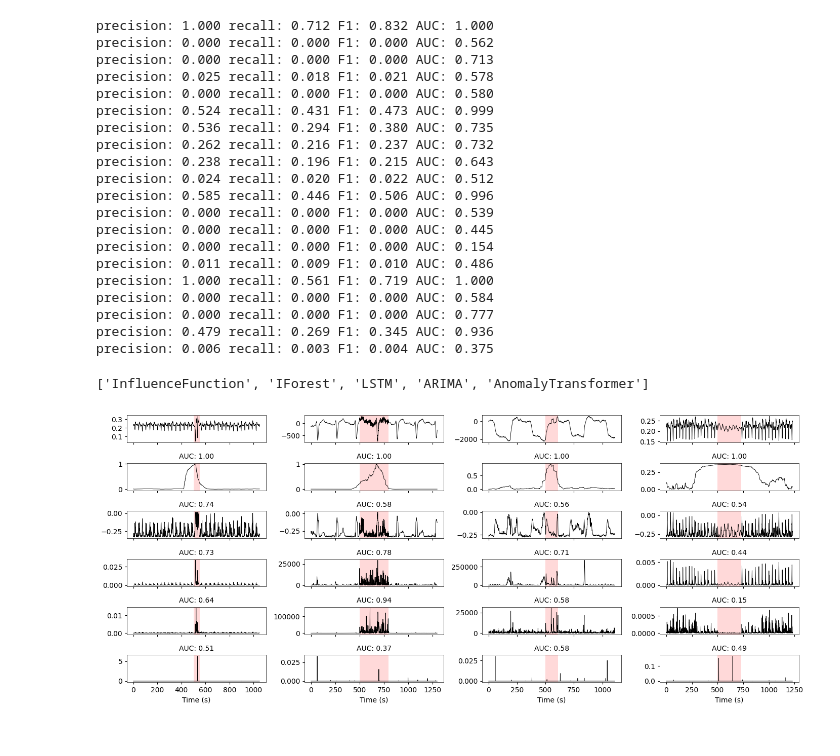
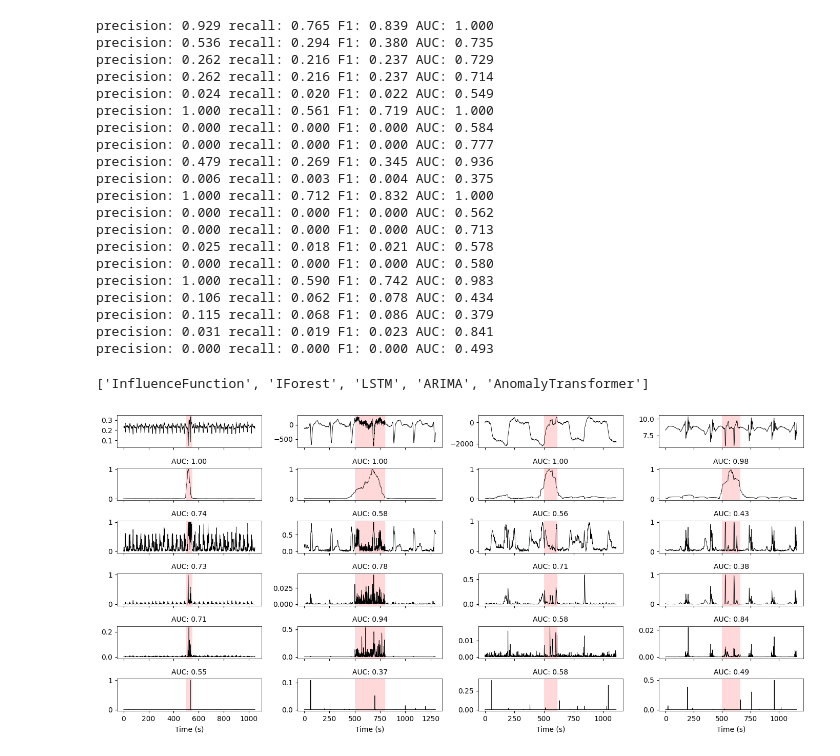
Before and after one commit to yzhang511/TimeInf, a Jupyter notebook: icml_plots/Fig1.ipynb, the cells around one changed output. Cells and saved outputs as stored; diff of their text form; code cells hidden in the pictures.

```diff
--- a/icml_plots/Fig1.ipynb
+++ b/icml_plots/Fig1.ipynb
@@ -27,3 +27,5 @@ data_path = Path("../data/univariate/UCR/data/")
 score_path = Path("./UCR_Scores_Comparison/")
 datasets = os.listdir(score_path)
 detectors = ["InfluenceFunction", "IForest", "LSTM", "ARIMA", "AnomalyTransformer"]
+# %%
+datasets = ['037', '003', '062', '151']
@@ -47,6 +51,8 @@ for dataset in datasets:
     anomaly_scores_dict[dataset].update({"start_end": (anomaly_start-1-train_idx, anomaly_end-train_idx)})
     for detector in detectors:
         anomaly_scores = np.load(score_path/dataset/f"{dataset}_{detector}Detector_anomaly_scores", allow_pickle=True)
+        scaler = MinMaxScaler()
+        anomaly_scores = scaler.fit_transform(anomaly_scores.reshape(-1,1)).squeeze()
         anomaly_scores_dict[dataset].update({detector: anomaly_scores})
         contam_ratio = (anomaly_end - anomaly_start) / len(ts)
         pred = anomaly_scores > np.quantile(anomaly_scores, 1-contam_ratio)
@@ -54,28 +60,26 @@ for dataset in datasets:
         metrics_dict[dataset].update({detector: [f1, auc]})
         # print(len(anomaly_scores))
 # %% [output]
+precision: 0.929 recall: 0.765 F1: 0.839 AUC: 1.000
+precision: 0.536 recall: 0.294 F1: 0.380 AUC: 0.735
+precision: 0.262 recall: 0.216 F1: 0.237 AUC: 0.729
+precision: 0.262 recall: 0.216 F1: 0.237 AUC: 0.714
+precision: 0.024 recall: 0.020 F1: 0.022 AUC: 0.549
+precision: 1.000 recall: 0.561 F1: 0.719 AUC: 1.000
+precision: 0.000 recall: 0.000 F1: 0.000 AUC: 0.584
+precision: 0.000 recall: 0.000 F1: 0.000 AUC: 0.777
+precision: 0.479 recall: 0.269 F1: 0.345 AUC: 0.936
+precision: 0.006 recall: 0.003 F1: 0.004 AUC: 0.375
 precision: 1.000 recall: 0.712 F1: 0.832 AUC: 1.000
 precision: 0.000 recall: 0.000 F1: 0.000 AUC: 0.562
 precision: 0.000 recall: 0.000 F1: 0.000 AUC: 0.713
 precision: 0.025 recall: 0.018 F1: 0.021 AUC: 0.578
 precision: 0.000 recall: 0.000 F1: 0.000 AUC: 0.580
-precision: 0.524 recall: 0.431 F1: 0.473 AUC: 0.999
-precision: 0.536 recall: 0.294 F1: 0.380 AUC: 0.735
-precision: 0.262 recall: 0.216 F1: 0.237 AUC: 0.732
-precision: 0.238 recall: 0.196 F1: 0.215 AUC: 0.643
-precision: 0.024 recall: 0.020 F1: 0.022 AUC: 0.512
-precision: 0.585 recall: 0.446 F1: 0.506 AUC: 0.996
-precision: 0.000 recall: 0.000 F1: 0.000 AUC: 0.539
-precision: 0.000 recall: 0.000 F1: 0.000 AUC: 0.445
-precision: 0.000 recall: 0.000 F1: 0.000 AUC: 0.154
-precision: 0.011 recall: 0.009 F1: 0.010 AUC: 0.486
-precision: 1.000 recall: 0.561 F1: 0.719 AUC: 1.000
-precision: 0.000 recall: 0.000 F1: 0.000 AUC: 0.584
-precision: 0.000 recall: 0.000 F1: 0.000 AUC: 0.777
-precision: 0.479 recall: 0.269 F1: 0.345 AUC: 0.936
-precision: 0.006 recall: 0.003 F1: 0.004 AUC: 0.375
+precision: 1.000 recall: 0.590 F1: 0.742 AUC: 0.983
+precision: 0.106 recall: 0.062 F1: 0.078 AUC: 0.434
+precision: 0.115 recall: 0.068 F1: 0.086 AUC: 0.379
+precision: 0.031 recall: 0.019 F1: 0.023 AUC: 0.841
+precision: 0.000 recall: 0.000 F1: 0.000 AUC: 0.493
-# %%
-datasets = ['037', '003', '062', '042']
 # %%
 detectors
 # %% [output]
@@ -83,30 +87,31 @@ detectors
 # %%
 offset = 500
 block_len = 100
 
-fig, axes = plt.subplots(len(detectors)+1, len(datasets), figsize=(14,6))
+fig, axes = plt.subplots(len(detectors)+1, len(datasets), figsize=(14,6.5))
 
 for j in range(len(datasets)):
     start, end = anomaly_scores_dict[datasets[j]]["start_end"]
     obs = anomaly_scores_dict[datasets[j]]["Observed"][start-offset:end+offset]
     axes[0,j].plot(obs, color="k", linewidth=.6)
     axes[0,j].tick_params(labelbottom=False)
     axes[-1,j].set_xlabel("Time (s)")
     axes[0,j].axvspan(offset, end-start+offset, facecolor='r', alpha=.15)
 
 for i in range(len(detectors)):
     # axes[i+1,0].set_ylabel(detectors[i])
     for j in range(len(datasets)):
         start, end = anomaly_scores_dict[datasets[j]]["start_end"]
         scores = anomaly_scores_dict[datasets[j]][detectors[i]][start-offset:end+offset]
         axes[i+1,j].plot(scores, color="k", linewidth=.6)
         axes[i,j].tick_params(labelbottom=False)
         axes[i+1,j].axvspan(offset, end-start+offset, facecolor='r', alpha=.15)
         f1, auc = metrics_dict[datasets[j]][detectors[i]]
         axes[i+1,j].set_title(f"AUC: {auc:.2f}", fontsize=10)
+        # axes[i+1,j].set_ylim(0, 1)
         # axes[i,j].set_yticks(axes[i,j].get_yticks(), axes[i,j].get_yticklabels(), ha='right')
 
 plt.tight_layout()
-plt.savefig("./plots/anomaly_patterns.png", dpi=300)
+# plt.savefig("./plots/anomaly_patterns.png", dpi=500)
 # %% [output]
-[figure, old version]
+[figure, new version]
```
Also changed, not shown: parts of 1 cell of this notebook.
